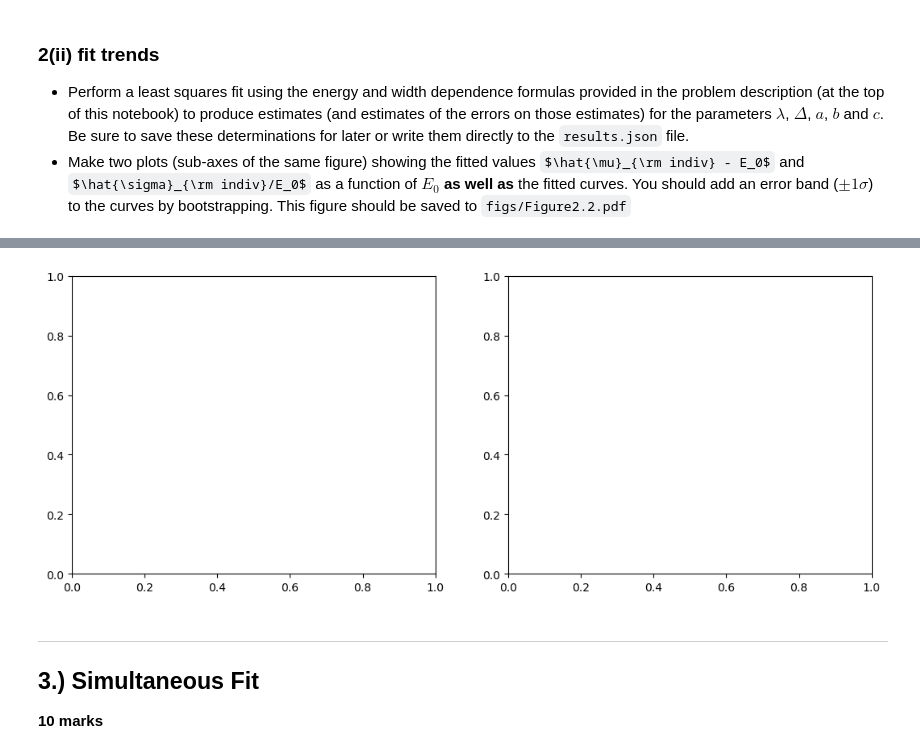
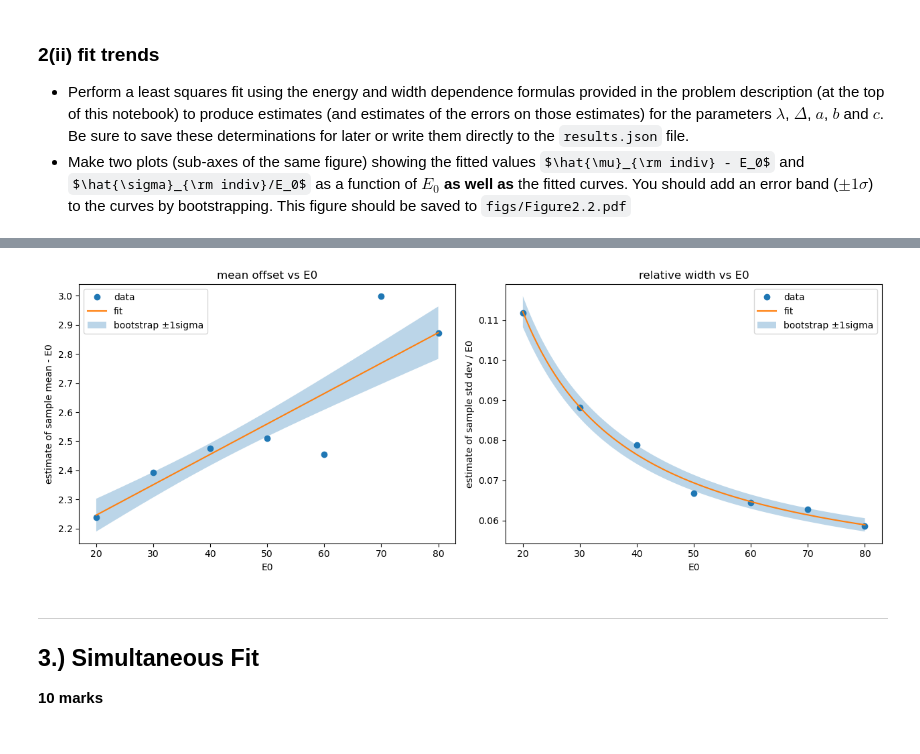
Before and after one commit to Nabeel-CH/photon-detector-calibration, a Jupyter notebook: notebooks/solution.ipynb, the cells around one changed output, grey strips where cells are left out. Saved outputs shown, nothing was run; the diff lists cells and outputs as text; code cells hidden in the pictures; some formulas as TeX source.

```diff
--- a/notebooks/solution.ipynb
+++ b/notebooks/solution.ipynb
@@ -282,8 +271,8 @@ ax[1].set_title("relative width vs E0")
 E_plot = np.linspace(E0.min(), E0.max(), 200)
 
 # fitted curves using best–fit parameters
-mu_curve    = mu_model(E_plot, lb, dE) - E_plot
-sigma_curve = sigma_model(E_plot, a, b, c) / E_plot
+mu_curve    = s1funcs.mu_model(E_plot, lb, dE) - E_plot
+sigma_curve = s1funcs.sigma_model(E_plot, a, b, c) / E_plot
 
 # overlay the fitted curves
 ax[0].plot(E_plot, mu_curve, label="fit")
@@ -310,8 +299,8 @@ for _ in range(N_BOOT):
     a_bs,  b_bs, c_bs = np.random.multivariate_normal(width_params, width_cov)
 
     # compute and save the corresponding curves
-    mu_boot_curves.append(mu_model(E_plot, lb_bs, dE_bs) - E_plot)
-    sigma_boot_curves.append(sigma_model(E_plot, a_bs, b_bs, c_bs) / E_plot)
+    mu_boot_curves.append(s1funcs.mu_model(E_plot, lb_bs, dE_bs) - E_plot)
+    sigma_boot_curves.append(s1funcs.sigma_model(E_plot, a_bs, b_bs, c_bs) / E_plot)
 
 #turn into a numpy array to calculate std devs
 mu_boot_curves    = np.array(mu_boot_curves)
@@ -369,11 +608,98 @@ fig.savefig("../figs/Figure2.1.pdf")
 # %%
 fig, ax = plt.subplots(1, 2, figsize=(12.8, 4.8))
 
-# put your code here
+# PART 1: plot estimate of sample mean - E0 against E0
+#       and estimate of sample std dev / E0 against E0
+# x-values
+E0 = indiv_summary["E_true"].to_numpy()
+# y-values
+mu_shift    = mu_values - E0
+sigma_ratio = sigma_values / E0
+
+# plot data points
+ax[0].plot(E0, mu_shift, "o", label="data")
+ax[1].plot(E0, sigma_ratio, "o", label="data")
+
+# set labels and titles
+ax[0].set_xlabel("E0")
+ax[0].set_ylabel("estimate of sample mean - E0")
+ax[0].set_title("mean offset vs E0")
+
+ax[1].set_xlabel("E0")
+ax[1].set_ylabel("estimate of sample std dev / E0")
+ax[1].set_title("relative width vs E0")
+
+
+# Part 2: overlay the fitted curves
+# E0 values for the fits
+E_plot = np.linspace(E0.min(), E0.max(), 200)
+
+# fitted curves using best–fit parameters
+mu_curve    = s1funcs.mu_model(E_plot, lb, dE) - E_plot
+sigma_curve = s1funcs.sigma_model(E_plot, a, b, c) / E_plot
+
+# overlay the fitted curves
+ax[0].plot(E_plot, mu_curve, label="fit")
+ax[1].plot(E_plot, sigma_curve, label="fit")
+
+
+# Part 3: add bootstrap error bands (±1sigma bands) to the curves
+N_BOOT = 1000  # number of bootstrapped values
+
+# parameters of mean and width models
+mean_params  = np.array([lb, dE])
+width_params = np.array([a, b, c])
+
+# covariance matrices of parameters for mean and width models
+mean_cov  = np.array(mean_minuit.covariance)
+width_cov = np.array(width_minuit.covariance)
+
+mu_boot_curves    = []
+sigma_boot_curves = []
+
+for _ in range(N_BOOT):
+    # draw one random parameter set for each model
+    lb_bs, dE_bs = np.random.multivariate_normal(mean_params,  mean_cov)
+    a_bs,  b_bs, c_bs = np.random.multivariate_normal(width_params, width_cov)
+
+    # compute and save the corresponding curves
+    mu_boot_curves.append(s1funcs.mu_model(E_plot, lb_bs, dE_bs) - E_plot)
+    sigma_boot_curves.append(s1funcs.sigma_model(E_plot, a_bs, b_bs, c_bs) / E_plot)
+
+#turn into a numpy array to calculate std devs
+mu_boot_curves    = np.array(mu_boot_curves)
+sigma_boot_curves = np.array(sigma_boot_curves)
+
+# ±1sigma band height at each E_plot point
+mu_band    = mu_boot_curves.std(axis=0)
+sigma_band = sigma_boot_curves.std(axis=0)
+
+# add shaded bootstrap bands
+ax[0].fill_between(
+    E_plot,
+    mu_curve - mu_band,
+    mu_curve + mu_band,
+    alpha=0.3,
+    label="bootstrap ±1sigma",
+)
+
+ax[1].fill_between(
+    E_plot,
+    sigma_curve - sigma_band,
+    sigma_curve + sigma_band,
+    alpha=0.3,
+    label="bootstrap ±1sigma",
+)
+
+# add legends now that all elements are on the axes
+ax[0].legend()
+ax[1].legend()
+
+plt.tight_layout()
 
 fig.savefig("../figs/Figure2.2.pdf")
 # %% [output]
-[figure, old version]
+[figure, new version]
 # %% [markdown]
 ---
 ## 3.) Simultaneous Fit
```
Also changed, not shown: parts of 5 cells of this notebook.
